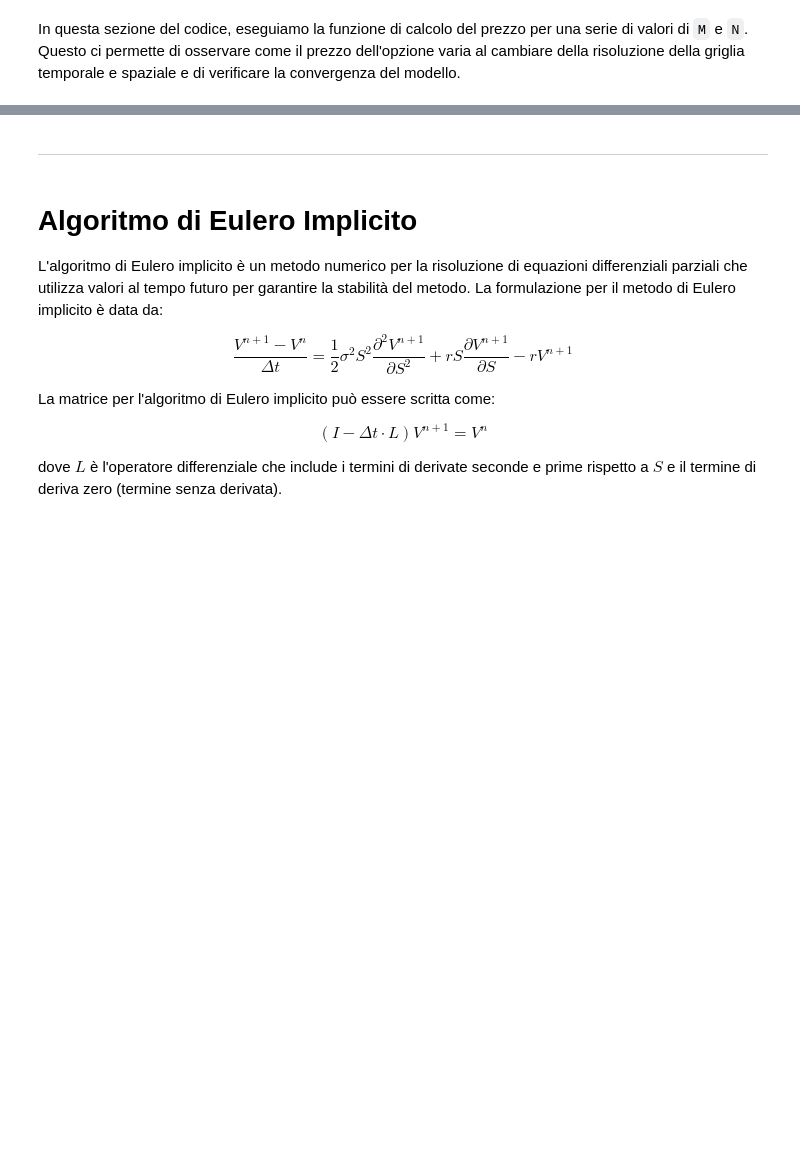
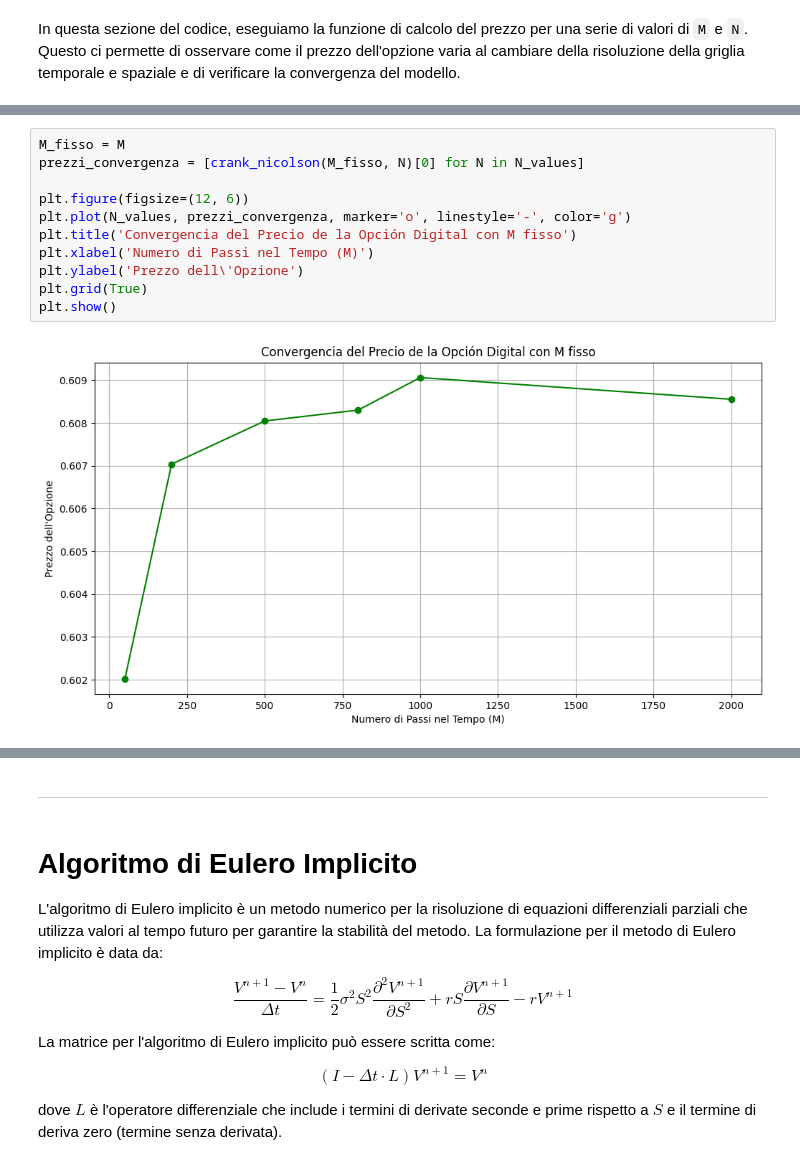
Before and after one commit to LucaBia/prodotti_derivati, a Jupyter notebook: Marazzina.ipynb, the cells around one changed output, grey strips where cells are left out. Cells and saved outputs as stored; diff of their text form; blank space fills up the shorter version.

```diff
--- a/Marazzina.ipynb
+++ b/Marazzina.ipynb
@@ -160 +182,14 @@ for precio in precios:
+# %%
+M_fisso = M
+prezzi_convergenza = [crank_nicolson(M_fisso, N)[0] for N in N_values]
+
+plt.figure(figsize=(12, 6))
+plt.plot(N_values, prezzi_convergenza, marker='o', linestyle='-', color='g')
+plt.title('Convergencia del Precio de la Opción Digital con M fisso')
+plt.xlabel('Numero di Passi nel Tempo (M)')
+plt.ylabel('Prezzo dell\'Opzione')
+plt.grid(True)
+plt.show()
+# %% [output]
+[figure, added]
 # %%
```
Also changed, not shown: parts of 38 cells of this notebook.
